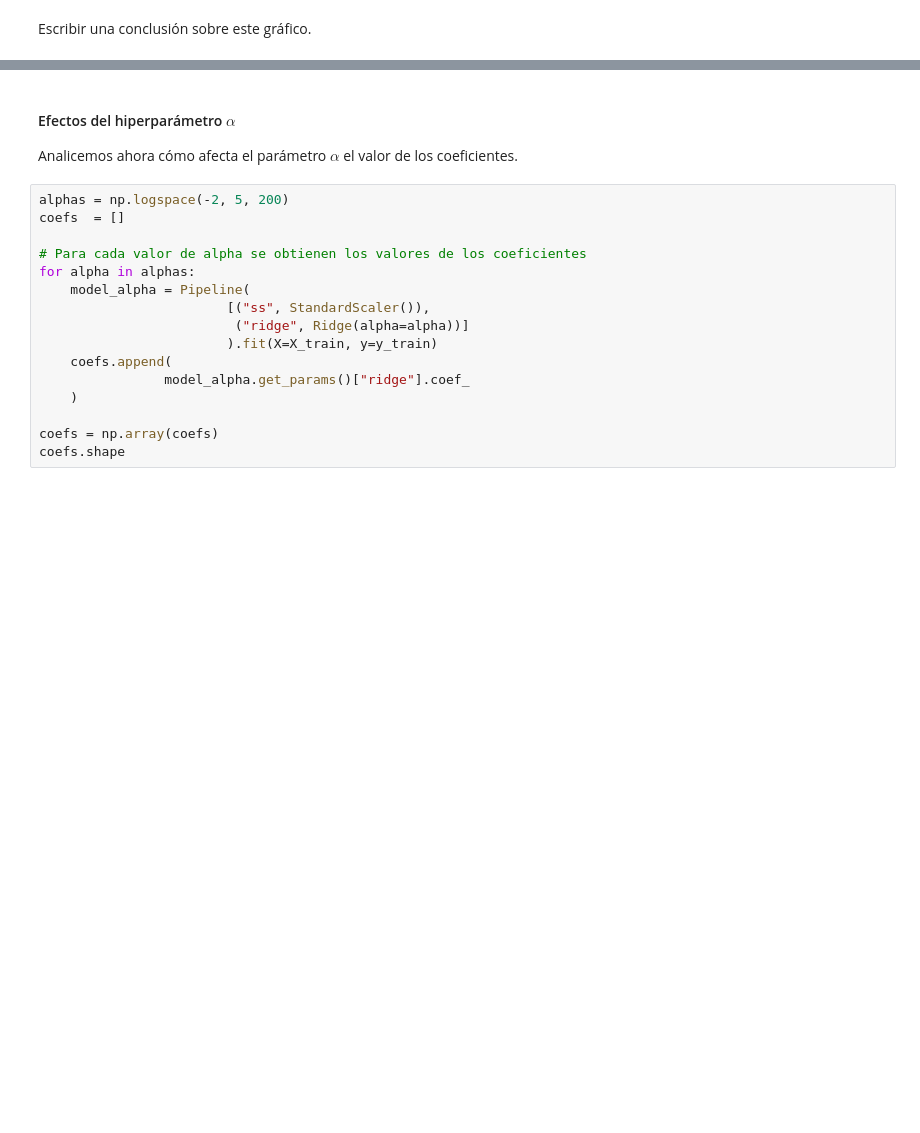
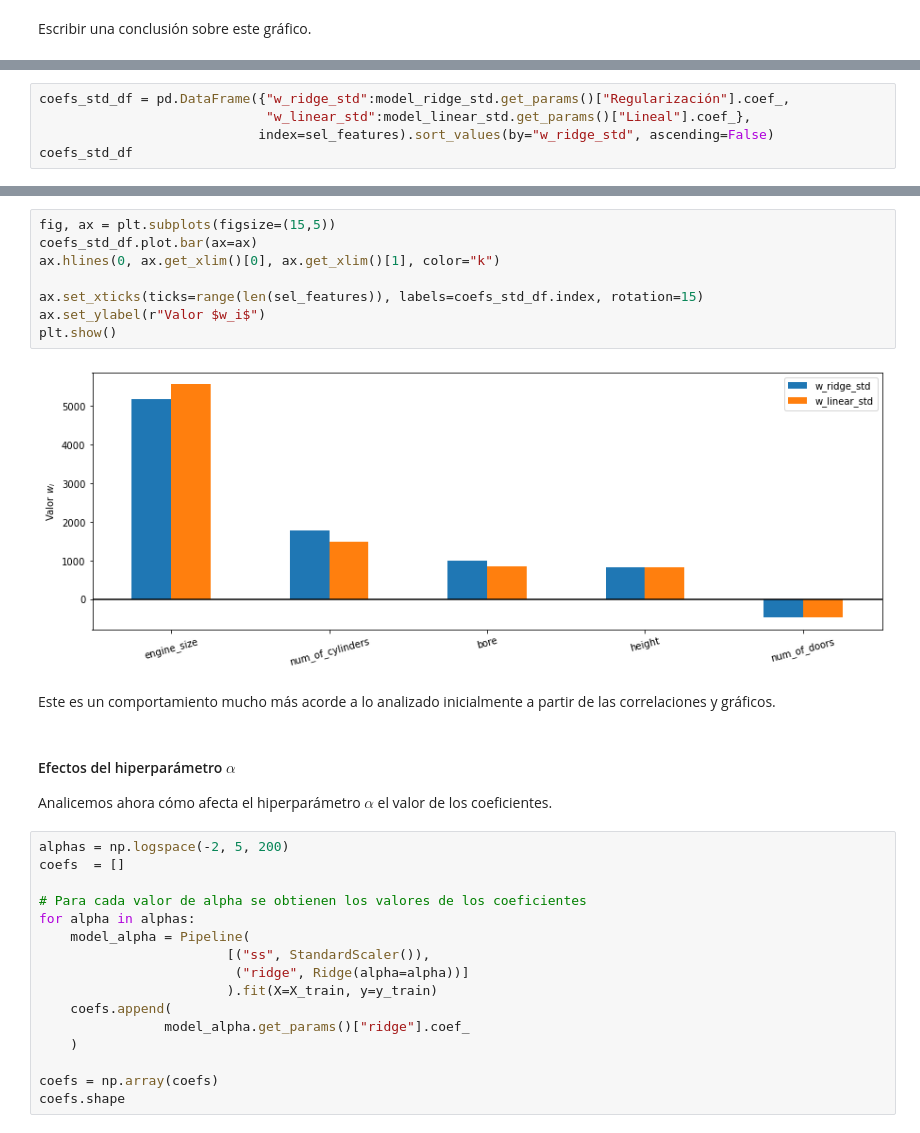
Before and after one commit to hplbrayan/Un-curso-de-Machine-Learning, a Jupyter notebook: 07_ML_Modelos_de_Regresion/N1_Linear_Models.ipynb, the cells around one changed output, grey strips where cells are left out. Cells and saved outputs as stored; diff of their text form; blank space fills up the shorter version.

Commit message:
07.2.4 + análisis magnitud de los coeficientes

```diff
--- a/07_ML_Modelos_de_Regresion/N1_Linear_Models.ipynb
+++ b/07_ML_Modelos_de_Regresion/N1_Linear_Models.ipynb
@@ -393,0 +425,5 @@ Escribir una conclusión sobre este gráfico.
+# %%
+coefs_std_df = pd.DataFrame({"w_ridge_std":model_ridge_std.get_params()["Regularización"].coef_,
+                             "w_linear_std":model_linear_std.get_params()["Lineal"].coef_},
+                            index=sel_features).sort_values(by="w_ridge_std", ascending=False)
+coefs_std_df
@@ -394,7 +437,19 @@ Escribir una conclusión sobre este gráfico.
+# %%
+fig, ax = plt.subplots(figsize=(15,5))
+coefs_std_df.plot.bar(ax=ax)
+ax.hlines(0, ax.get_xlim()[0], ax.get_xlim()[1], color="k")
+
+ax.set_xticks(ticks=range(len(sel_features)), labels=coefs_std_df.index, rotation=15)
+ax.set_ylabel(r"Valor $w_i$")
+plt.show()
+# %% [output]
+[figure, added]
+# %% [markdown]
+Este es un comportamiento mucho más acorde a lo analizado inicialmente a partir de las correlaciones y gráficos.
 # %% [markdown]
 #### Efectos del hiperparámetro $\alpha$
 
-Analicemos ahora cómo afecta el parámetro $\alpha$ el valor de los coeficientes.
+Analicemos ahora cómo afecta el hiperparámetro $\alpha$ el valor de los coeficientes.
 # %%
 alphas = np.logspace(-2, 5, 200)
 coefs  = []
```
Also changed, not shown: parts of 15 cells of this notebook.
